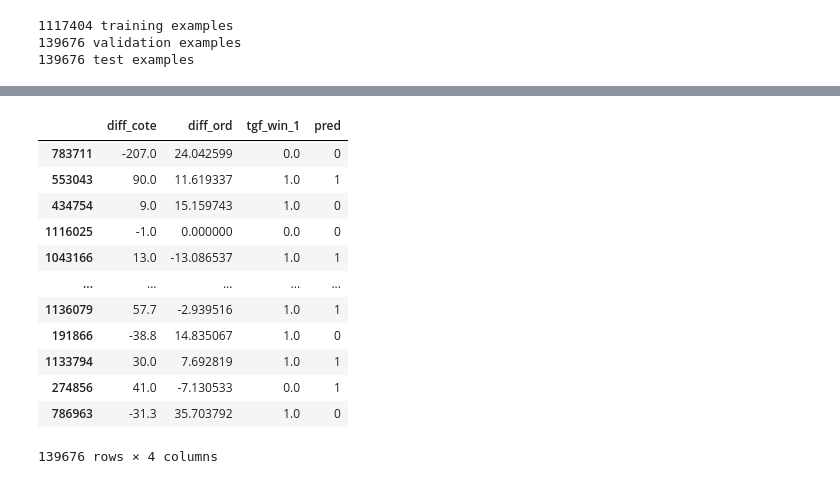
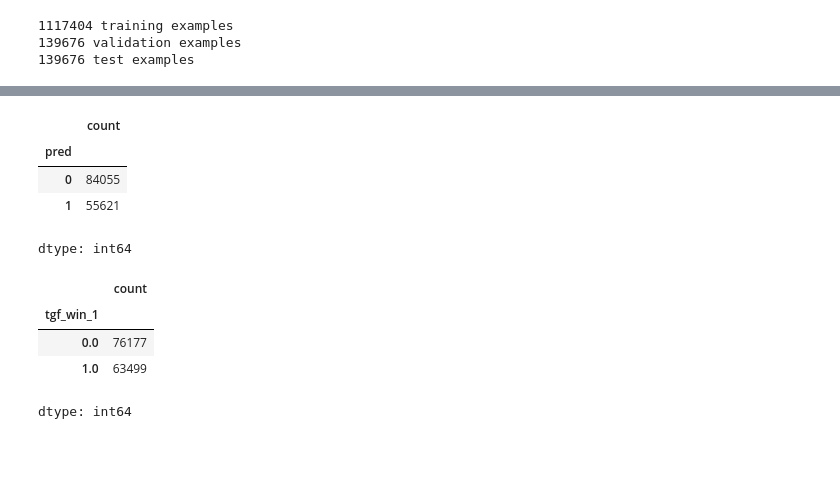
Before and after one commit to zenAurelius/HRAI3, a Jupyter notebook: notebooks/test_base.ipynb, the cells around one changed output, grey strips where cells are left out. Cells and saved outputs as stored; diff of their text form; code cells hidden in the pictures; blank space fills up the shorter version.

```diff
--- a/notebooks/test_base.ipynb
+++ b/notebooks/test_base.ipynb
@@ -29,8 +29,8 @@ df.head()
 #df = df[['rfi_prix','rfi_distance','pfi_chNbPlaces_1','pff_rapportDirect_1','pff_ord_1','pfi_chNbPlaces_2','pff_rapportDirect_2','pff_ord_2','tgf_win_1']].copy()
 df = df[['pff_rapportDirect_1','pff_ord_1','pff_rapportDirect_2','pff_ord_2','tgf_win_1']].copy()
 df = df[(~df.pff_rapportDirect_2.isna()) & (~df.pff_rapportDirect_1.isna())].copy()
-df['diff_cote'] = df.pff_rapportDirect_2 - df.pff_rapportDirect_1
-df['diff_ord'] = df.pff_ord_2 - df.pff_ord_1
+df['diff_cote'] = df.pff_rapportDirect_1 /  (df.pff_rapportDirect_2 + df.pff_rapportDirect_1)
+df['diff_ord'] = df.pff_ord_1 /  (df.pff_ord_2 + df.pff_ord_1)
 df['tgf_win_1'] = df['tgf_win_1'].replace(0.5, 0)
 df = df[['diff_cote','diff_ord', 'tgf_win_1']].copy()
 df.head()
@@ -151,29 +147,29 @@ array([[-1.6619827 ],
 # %%
 # prompt: je veux mettre le résultat des prédictions dans une colonne 'pred' du dataframe d'origine 'test'
 
 # Convert predictions to a binary classification (e.g., using a threshold)
-threshold = 0.0
+threshold = 0.5
 binary_predictions = (predictions > threshold).astype(int)
 
 # Add the predictions as a new column 'pred' to the test dataframe
 test['pred'] = binary_predictions
 
 # Print the updated dataframe with predictions
-test
+test.pred.value_counts()
 # %% [output]
-|  | diff_cote | diff_ord | tgf_win_1 | pred |
-| 783711 | -207.0 | 24.042599 | 0.0 | 0 |
-| 553043 | 90.0 | 11.619337 | 1.0 | 1 |
-| 434754 | 9.0 | 15.159743 | 1.0 | 0 |
-| 1116025 | -1.0 | 0.000000 | 0.0 | 0 |
-| 1043166 | 13.0 | -13.086537 | 1.0 | 1 |
-| ... | ... | ... | ... | ... |
-| 1136079 | 57.7 | -2.939516 | 1.0 | 1 |
-| 191866 | -38.8 | 14.835067 | 1.0 | 0 |
-| 1133794 | 30.0 | 7.692819 | 1.0 | 1 |
-| 274856 | 41.0 | -7.130533 | 0.0 | 1 |
-| 786963 | -31.3 | 35.703792 | 1.0 | 0 |
+|  | count |
+| pred |  |
+| 0 | 84055 |
+| 1 | 55621 |
-139676 rows × 4 columns
+dtype: int64
+# %%
+test.tgf_win_1.value_counts()
+# %% [output]
+|  | count |
+| tgf_win_1 |  |
+| 0.0 | 76177 |
+| 1.0 | 63499 |
+dtype: int64
 # %%
 # prompt: dans dataframe 'test' je veux une colonne win_cote qui contient 1 si rapport 2 > rapport 1 et 0 sinon
 
```
Also changed, not shown: parts of 12 cells of this notebook.
